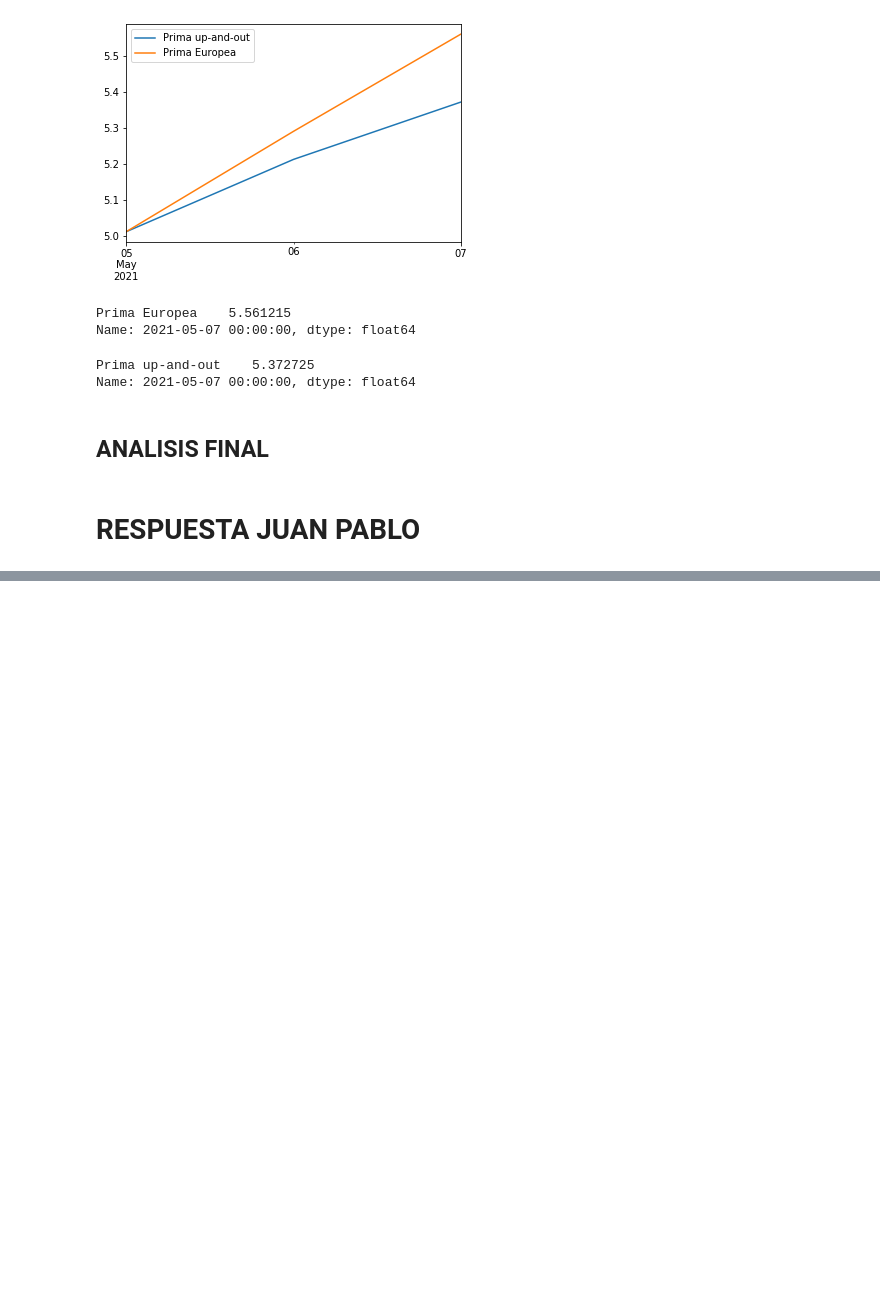
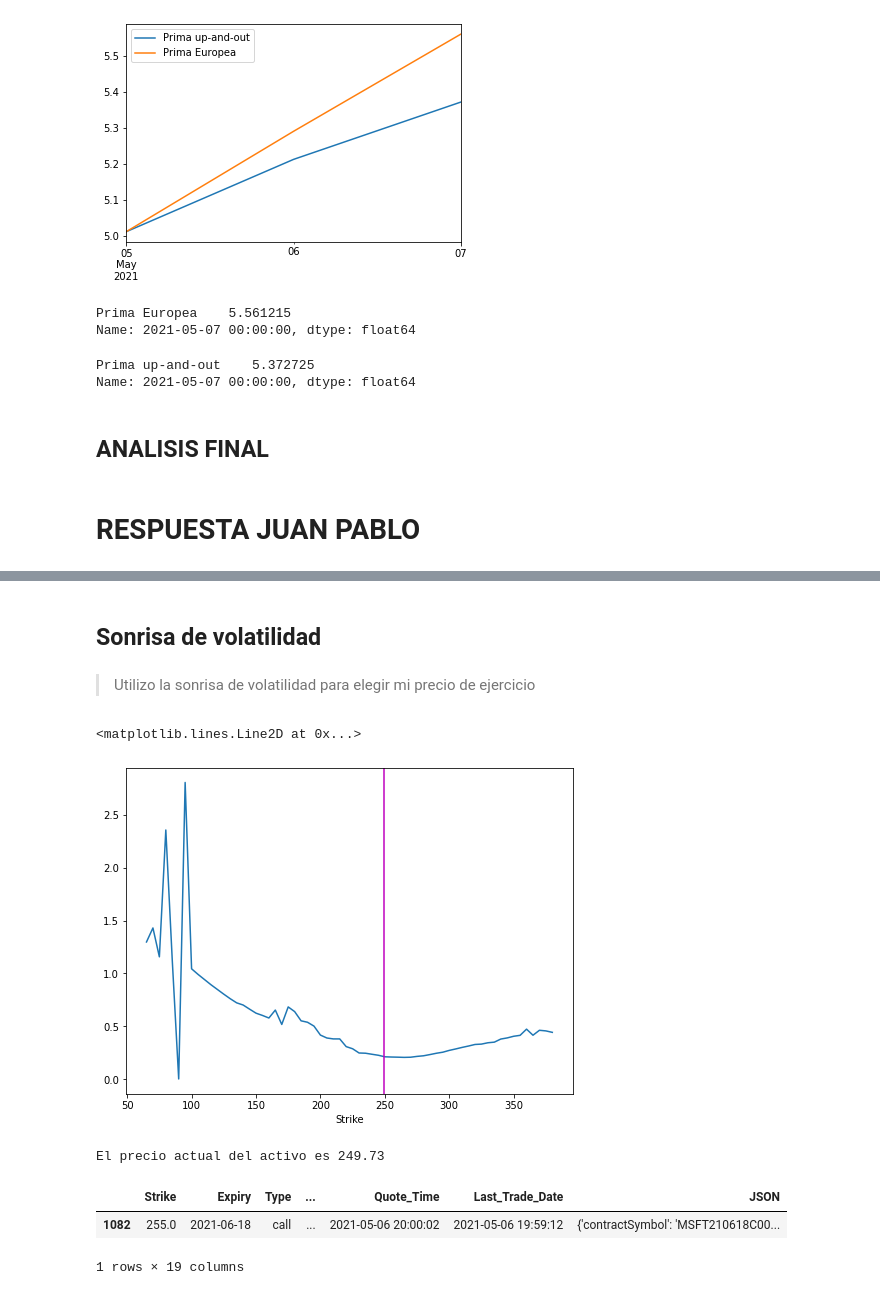
Before and after one commit to JuanPablo2019/Tarea-11, a Jupyter notebook: TAREA 11.RuizMagañaJuanPablo_NavarroValenciaDayana.ipynb, the cells around one changed output, grey strips where cells are left out. Drawn from its saved outputs; the diff is of its cells as text; code cells hidden in the pictures; blank space fills up the shorter version.

```diff
--- a/TAREA 11.RuizMagañaJuanPablo_NavarroValenciaDayana.ipynb
+++ b/TAREA 11.RuizMagañaJuanPablo_NavarroValenciaDayana.ipynb
@@ -560,0 +631,6 @@ Name: 2021-05-07 00:00:00, dtype: float64
+# %%
+pd.set_option('display.max_rows',10)
+
+msft = web.YahooOptions('MSFT')
+msft_opt = msft.get_all_data().reset_index()
+msft_opt.set_index('Expiry').sort_index()
@@ -560,0 +654,4 @@ Name: 2021-05-07 00:00:00, dtype: float64
+# %%
+fecha = '2021-06-18'
+opt_call = msft_opt.loc[(msft_opt.Type=='call') & (msft_opt.Expiry==fecha)]
+opt_call
@@ -560,0 +672,15 @@ Name: 2021-05-07 00:00:00, dtype: float64
+# %% [markdown]
+## Sonrisa de volatilidad
+# %% [markdown]
+>Utilizo la sonrisa de volatilidad para elegir mi precio de ejercicio
+# %%
+smile = opt_call.set_index('Strike').loc[:,'IV'].plot(figsize=[8,6])
+smile.axvline(opt_call.Underlying_Price.iloc[0],color='m')
+# %% [output]
+<matplotlib.lines.Line2D at 0x...>
+[figure, added]
+# %%
+# valor actual del subyacente
+print('El precio actual del activo es',opt_call.Underlying_Price.iloc[0])
+# %% [output]
+El precio actual del activo es 249.73
@@ -560,0 +690,7 @@ Name: 2021-05-07 00:00:00, dtype: float64
+# %%
+opt_select = opt_call.loc[ (opt_call.Expiry==fecha) & (opt_call.Strike==K)]
+opt_select
+# %% [output]
+|  | Strike | Expiry | Type | ... | Quote_Time | Last_Trade_Date | JSON |
+| 1082 | 255.0 | 2021-06-18 | call | ... | 2021-05-06 20:00:02 | 2021-05-06 19:59:12 | {'contractSymbol': 'MSFT210618C00... |
+1 rows × 19 columns
```
Also changed, not shown: parts of 86 cells of this notebook.
